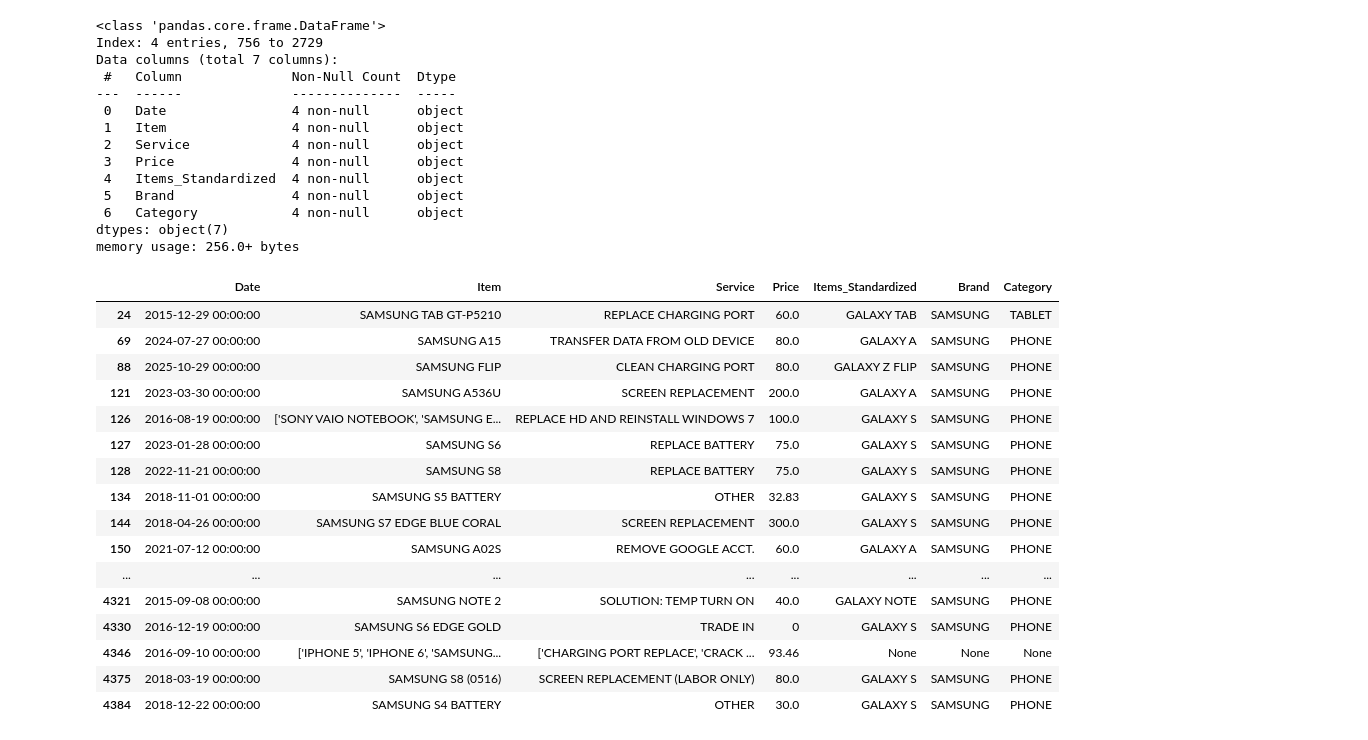
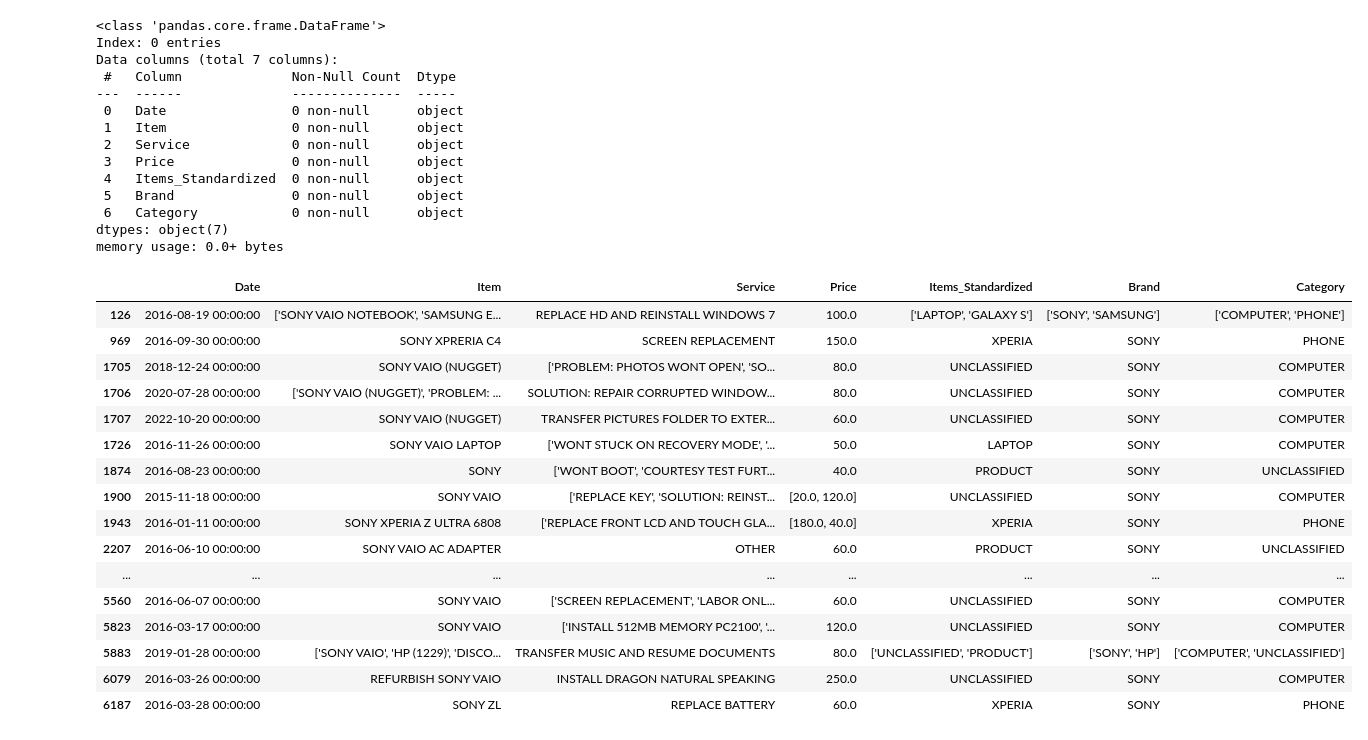
Before and after one commit to shusGitSpace/tannson_proj, a Jupyter notebook: main.ipynb, the cells around one changed output. Saved outputs shown, nothing was run; the diff lists cells and outputs as text; code cells hidden in the pictures.

Commit message:
standardization of dell and sony items (01/23/2026)

```diff
--- a/main.ipynb
+++ b/main.ipynb
@@ -133,8 +133,8 @@ def correct_subs_and_tots(row):
     return pd.Series({'Subtotal': subtotal, 'Total': total})
 
 # Load data:
-o_df = pd.read_json(r'C:\Users\shuju\Desktop\Tannson_Tech_Project\order_details.json')
-m_df = pd.read_json(r'C:\Users\shuju\Desktop\Tannson_Tech_Project\monetary_amts.json')
+o_df = pd.read_json(r'C:\Users\shuju\shus_workspace\tannson_proj\order_details.json')
+m_df = pd.read_json(r'C:\Users\shuju\shus_workspace\tannson_proj\monetary_amts.json')
 
 # Create new identifier:
 m_df['Transaction Type'] = 'SALE'
@@ -831,44 +889,44 @@ exclude_words = [
 # %%
 o_df_copy = o_df.copy()
 o_df_copy[['Items_Standardized', 'Brand', 'Category']] = 'TEST'
 o_df_copy[['Items_Standardized', 'Brand', 'Category']] = o_df_copy['Item'].apply(lambda row: standardize_items(row, item_dict, exclude_words))
 na = o_df_copy[o_df_copy['Items_Standardized'].isna()]
 na = na.astype(str)
-na[na['Item'].str.contains('LENOVO', na=False)].info()
-na[na['Item'].str.contains('LENOVO', na=False)]
+na[na['Item'].str.contains('SONY', na=False)].info()
+na[na['Item'].str.contains('SONY', na=False)]
 o_df_copy = o_df_copy.astype(str)
-o_df_copy[o_df_copy['Item'].str.contains('SAMSUNG', na=False)]
+o_df_copy[o_df_copy['Item'].str.contains('SONY', na=False)]
 # %% [output]
 <class 'pandas.core.frame.DataFrame'>
-Index: 4 entries, 756 to 2729
+Index: 0 entries
 Data columns (total 7 columns):
  #   Column              Non-Null Count  Dtype
 ---  ------              --------------  -----
- 0   Date                4 non-null      object
- 1   Item                4 non-null      object
- 2   Service             4 non-null      object
- 3   Price               4 non-null      object
- 4   Items_Standardized  4 non-null      object
- 5   Brand               4 non-null      object
- 6   Category            4 non-null      object
+ 0   Date                0 non-null      object
+ 1   Item                0 non-null      object
+ 2   Service             0 non-null      object
+ 3   Price               0 non-null      object
+ 4   Items_Standardized  0 non-null      object
+ 5   Brand               0 non-null      object
+ 6   Category            0 non-null      object
 dtypes: object(7)
-memory usage: 256.0+ bytes
+memory usage: 0.0+ bytes
 |  | Date | Item | Service | Price | Items_Standardized | Brand | Category |
-| 24 | 2015-12-29 00:00:00 | SAMSUNG TAB GT-P5210 | REPLACE CHARGING PORT | 60.0 | GALAXY TAB | SAMSUNG | TABLET |
-| 69 | 2024-07-27 00:00:00 | SAMSUNG A15 | TRANSFER DATA FROM OLD DEVICE | 80.0 | GALAXY A | SAMSUNG | PHONE |
-| 88 | 2025-10-29 00:00:00 | SAMSUNG FLIP | CLEAN CHARGING PORT | 80.0 | GALAXY Z FLIP | SAMSUNG | PHONE |
-| 121 | 2023-03-30 00:00:00 | SAMSUNG A536U | SCREEN REPLACEMENT | 200.0 | GALAXY A | SAMSUNG | PHONE |
-| 126 | 2016-08-19 00:00:00 | ['SONY VAIO NOTEBOOK', 'SAMSUNG E... | REPLACE HD AND REINSTALL WINDOWS 7 | 100.0 | GALAXY S | SAMSUNG | PHONE |
-| 127 | 2023-01-28 00:00:00 | SAMSUNG S6 | REPLACE BATTERY | 75.0 | GALAXY S | SAMSUNG | PHONE |
-| 128 | 2022-11-21 00:00:00 | SAMSUNG S8 | REPLACE BATTERY | 75.0 | GALAXY S | SAMSUNG | PHONE |
-| 134 | 2018-11-01 00:00:00 | SAMSUNG S5 BATTERY | OTHER | 32.83 | GALAXY S | SAMSUNG | PHONE |
-| 144 | 2018-04-26 00:00:00 | SAMSUNG S7 EDGE BLUE CORAL | SCREEN REPLACEMENT | 300.0 | GALAXY S | SAMSUNG | PHONE |
-| 150 | 2021-07-12 00:00:00 | SAMSUNG A02S | REMOVE GOOGLE ACCT. | 60.0 | GALAXY A | SAMSUNG | PHONE |
+| 126 | 2016-08-19 00:00:00 | ['SONY VAIO NOTEBOOK', 'SAMSUNG E... | REPLACE HD AND REINSTALL WINDOWS 7 | 100.0 | ['LAPTOP', 'GALAXY S'] | ['SONY', 'SAMSUNG'] | ['COMPUTER', 'PHONE'] |
+| 969 | 2016-09-30 00:00:00 | SONY XPRERIA C4 | SCREEN REPLACEMENT | 150.0 | XPERIA | SONY | PHONE |
+| 1705 | 2018-12-24 00:00:00 | SONY VAIO (NUGGET) | ['PROBLEM: PHOTOS WONT OPEN', 'SO... | 80.0 | UNCLASSIFIED | SONY | COMPUTER |
+| 1706 | 2020-07-28 00:00:00 | ['SONY VAIO (NUGGET)', 'PROBLEM: ... | SOLUTION: REPAIR CORRUPTED WINDOW... | 80.0 | UNCLASSIFIED | SONY | COMPUTER |
+| 1707 | 2022-10-20 00:00:00 | SONY VAIO (NUGGET) | TRANSFER PICTURES FOLDER TO EXTER... | 60.0 | UNCLASSIFIED | SONY | COMPUTER |
+| 1726 | 2016-11-26 00:00:00 | SONY VAIO LAPTOP | ['WONT STUCK ON RECOVERY MODE', '... | 50.0 | LAPTOP | SONY | COMPUTER |
+| 1874 | 2016-08-23 00:00:00 | SONY | ['WONT BOOT', 'COURTESY TEST FURT... | 40.0 | PRODUCT | SONY | UNCLASSIFIED |
+| 1900 | 2015-11-18 00:00:00 | SONY VAIO | ['REPLACE KEY', 'SOLUTION: REINST... | [20.0, 120.0] | UNCLASSIFIED | SONY | COMPUTER |
+| 1943 | 2016-01-11 00:00:00 | SONY XPERIA Z ULTRA 6808 | ['REPLACE FRONT LCD AND TOUCH GLA... | [180.0, 40.0] | XPERIA | SONY | PHONE |
+| 2207 | 2016-06-10 00:00:00 | SONY VAIO AC ADAPTER | OTHER | 60.0 | PRODUCT | SONY | UNCLASSIFIED |
 | ... | ... | ... | ... | ... | ... | ... | ... |
-| 4321 | 2015-09-08 00:00:00 | SAMSUNG NOTE 2 | SOLUTION: TEMP TURN ON | 40.0 | GALAXY NOTE | SAMSUNG | PHONE |
-| 4330 | 2016-12-19 00:00:00 | SAMSUNG S6 EDGE GOLD | TRADE IN | 0 | GALAXY S | SAMSUNG | PHONE |
-| 4346 | 2016-09-10 00:00:00 | ['IPHONE 5', 'IPHONE 6', 'SAMSUNG... | ['CHARGING PORT REPLACE', 'CRACK ... | 93.46 | None | None | None |
-| 4375 | 2018-03-19 00:00:00 | SAMSUNG S8 (0516) | SCREEN REPLACEMENT (LABOR ONLY) | 80.0 | GALAXY S | SAMSUNG | PHONE |
-| 4384 | 2018-12-22 00:00:00 | SAMSUNG S4 BATTERY | OTHER | 30.0 | GALAXY S | SAMSUNG | PHONE |
+| 5560 | 2016-06-07 00:00:00 | SONY VAIO | ['SCREEN REPLACEMENT', 'LABOR ONL... | 60.0 | UNCLASSIFIED | SONY | COMPUTER |
+| 5823 | 2016-03-17 00:00:00 | SONY VAIO | ['INSTALL 512MB MEMORY PC2100', '... | 120.0 | UNCLASSIFIED | SONY | COMPUTER |
+| 5883 | 2019-01-28 00:00:00 | ['SONY VAIO', 'HP (1229)', 'DISCO... | TRANSFER MUSIC AND RESUME DOCUMENTS | 80.0 | ['UNCLASSIFIED', 'PRODUCT'] | ['SONY', 'HP'] | ['COMPUTER', 'UNCLASSIFIED'] |
+| 6079 | 2016-03-26 00:00:00 | REFURBISH SONY VAIO | INSTALL DRAGON NATURAL SPEAKING | 250.0 | UNCLASSIFIED | SONY | COMPUTER |
+| 6187 | 2016-03-28 00:00:00 | SONY ZL | REPLACE BATTERY | 60.0 | XPERIA | SONY | PHONE |
 # %%
 o_df = o_df.astype(str)
```
Also changed, not shown: parts of 3 cells of this notebook, 2 other files.
